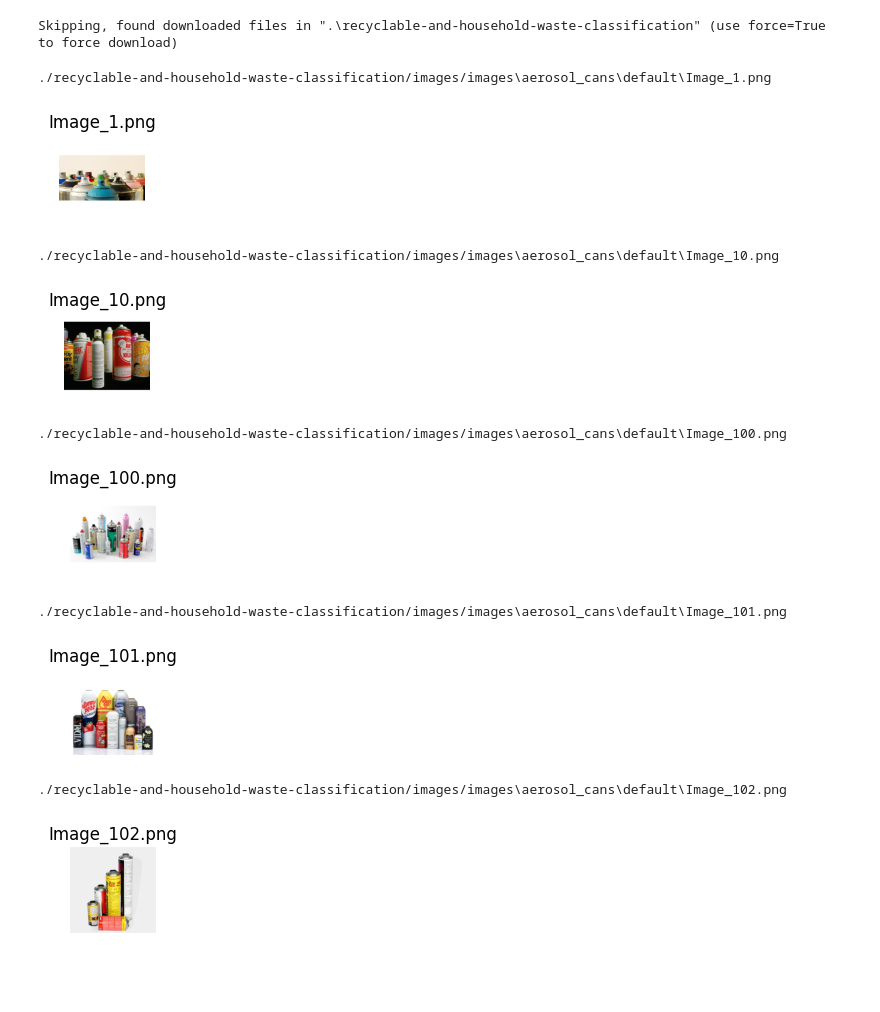
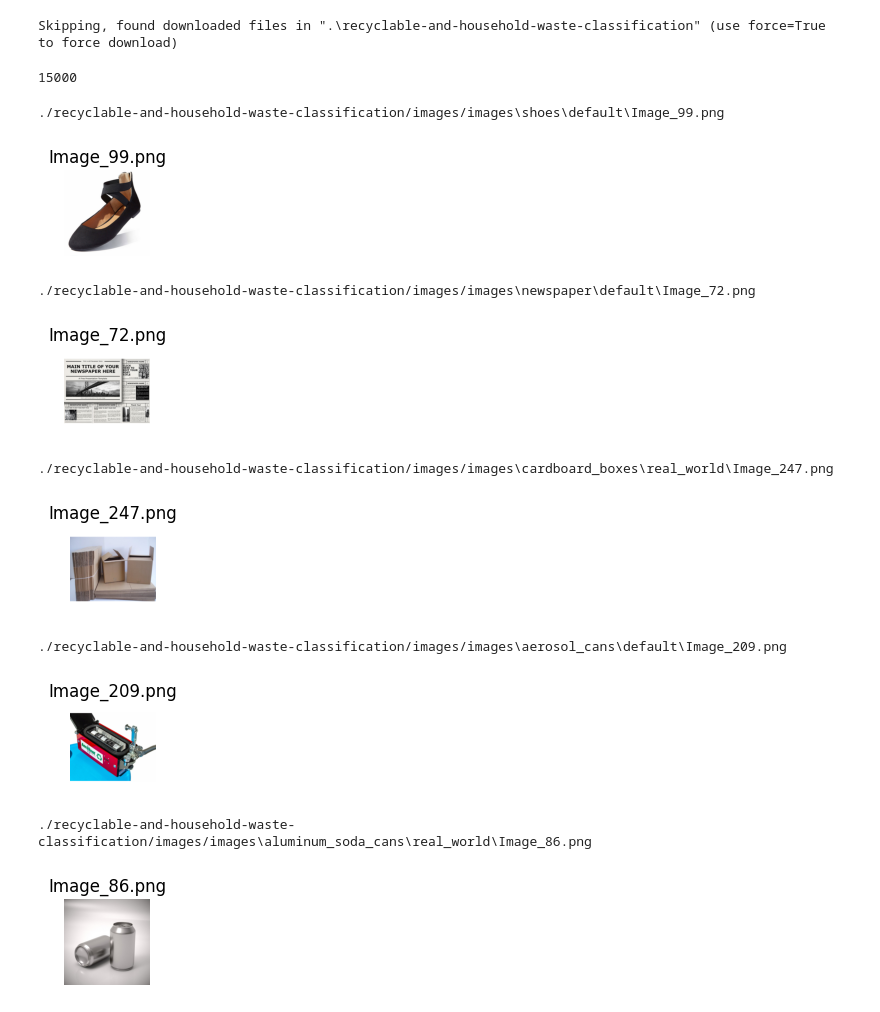
Before and after one commit to MahaJayapal/usd-computer-vision, a Jupyter notebook: models/Neural_Net_Model.ipynb, the cells around one changed output. Cells and saved outputs as stored; diff of their text form; code cells hidden in the pictures; blank space fills up the shorter version.

```diff
--- a/models/Neural_Net_Model.ipynb
+++ b/models/Neural_Net_Model.ipynb
@@ -3,45 +24,50 @@ This model is based off of a neural network that performed well (> 99% accuracy)
 # %%
 # loading of the data in this cell based on Maha's cv_project
-import opendatasets as od
-
 od.download("https://www.kaggle.com/datasets/alistairking/recyclable-and-household-waste-classification")
 
-import os
-from PIL import Image
-import matplotlib.pyplot as plt
-
 # Define the path to the main images folder
-image_folder = './recyclable-and-household-waste-classification/images/images'
+IMAGE_DIR = './recyclable-and-household-waste-classification/images/images'
+TRAIN_DIR = './split_dataset/train/images'
+TEST_DIR = './split_dataset/test/images'
+#VALIDATION_DIR = './split_dataset/val/images'   # not using, but would be easy to do
 
 # Traverse the subdirectories and list images
 image_paths = []
-for root, dirs, files in os.walk(image_folder):
+for root, dirs, files in os.walk(IMAGE_DIR):
     for file in files:
         # Append full path for each image file
         image_paths.append(os.path.join(root, file))
 # %% [output]
 Skipping, found downloaded files in ".\recyclable-and-household-waste-classification" (use force=True to force download)
+# %%
+# Print total number of images
+print(len(image_paths))
+# %% [output]
+15000
 # %%
-# Display a few sample images
-for i, image_path in enumerate(image_paths[:5]):  # Show the first 5 images
+# Display a few random sample images
+NUM_SAMPLES_TO_DISPLAY = 5
+
+for i in range(NUM_SAMPLES_TO_DISPLAY):
+    image_path = image_paths[random.randrange(len(image_paths))]
     print(image_path)
     image = Image.open(image_path)
 
     # Display the image
     plt.subplot(1, 5, i + 1)
     plt.imshow(image)
     plt.axis('off')
     plt.title(os.path.basename(image_path))
     plt.show()
 # %% [output]
-./recyclable-and-household-waste-classification/images/images\aerosol_cans\default\Image_1.png
+./recyclable-and-household-waste-classification/images/images\shoes\default\Image_99.png
-[figure, old version]
+[figure, new version]
-./recyclable-and-household-waste-classification/images/images\aerosol_cans\default\Image_10.png
+./recyclable-and-household-waste-classification/images/images\newspaper\default\Image_72.png
-[figure, old version]
+[figure, new version]
-./recyclable-and-household-waste-classification/images/images\aerosol_cans\default\Image_100.png
+./recyclable-and-household-waste-classification/images/images\cardboard_boxes\real_world\Image_247.png
-[figure, old version]
+[figure, new version]
-./recyclable-and-household-waste-classification/images/images\aerosol_cans\default\Image_101.png
+./recyclable-and-household-waste-classification/images/images\aerosol_cans\default\Image_209.png
-[figure, old version]
+[figure, new version]
-./recyclable-and-household-waste-classification/images/images\aerosol_cans\default\Image_102.png
+./recyclable-and-household-waste-classification/images/images\aluminum_soda_cans\real_world\Image_86.png
-[figure, old version]
+[figure, new version]
 # %%
```
Also changed, not shown: parts of 6 cells of this notebook.
